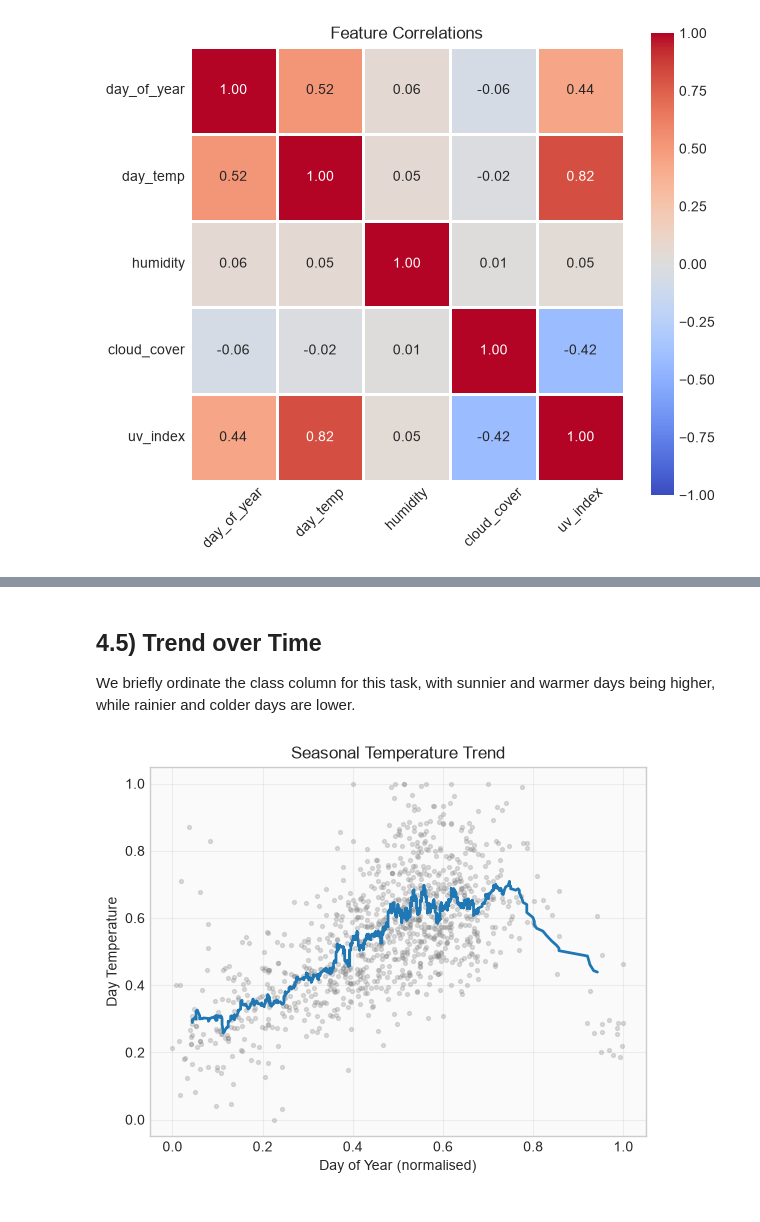
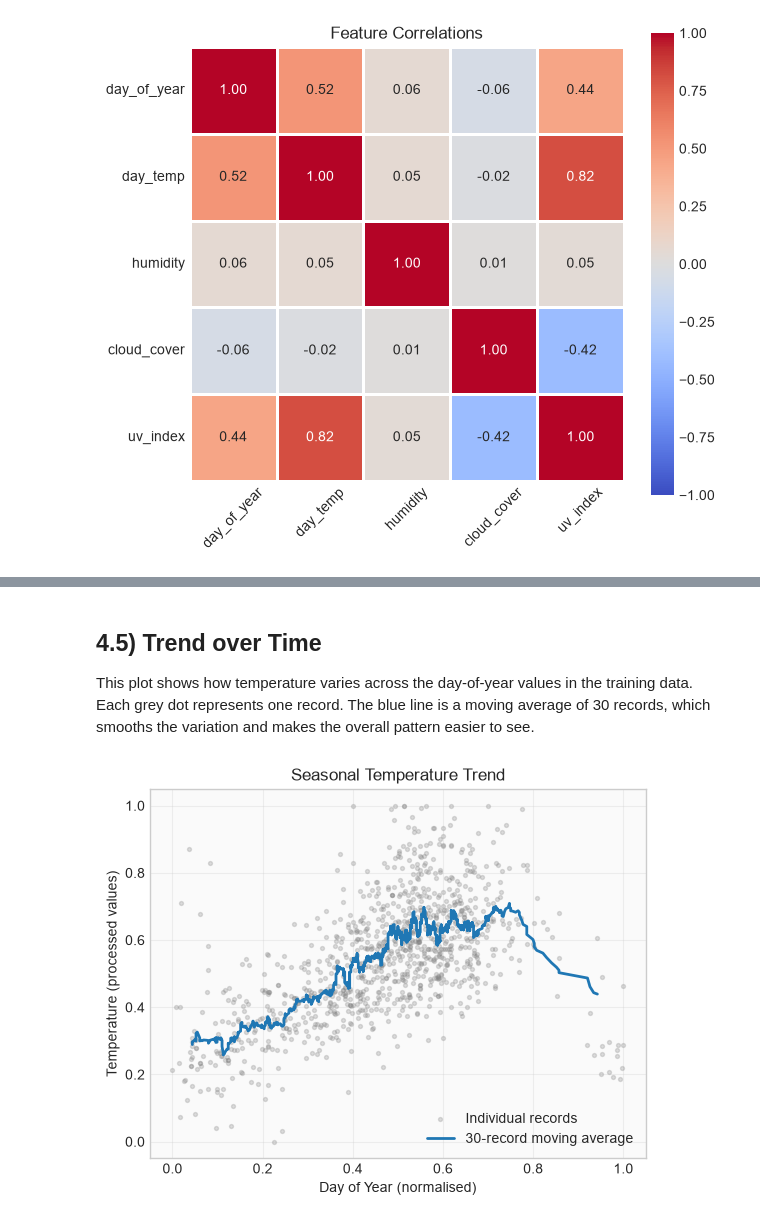
Before and after one commit to alsa0280/CST8504_Assignment1, a Jupyter notebook: notebooks/EDA.ipynb, the cells around one changed output, grey strips where cells are left out. Cells and saved outputs as stored; diff of their text form; code cells hidden in the pictures.

```diff
--- a/notebooks/EDA.ipynb
+++ b/notebooks/EDA.ipynb
@@ -8,6 +8,6 @@ import matplotlib.pyplot as plt
 import pandas as pd
 import seaborn as sns
 plt.style.use("seaborn-v0_8-whitegrid")
-df = pd.read_csv('..\\data\\processed\\weather_data_train.csv')
+df = pd.read_csv(r"C:\Users\yanis\OneDrive\Documents\GitHub\CST8504_Assignment1\data\processed\weather_data_train.csv")
 # %% [markdown]
 ## 4.1) Distribution of Target (`day_type`)
@@ -67,15 +79,19 @@ plt.show()
 # %% [markdown]
 ## 4.5) Trend over Time
-We briefly ordinate the class column for this task, with sunnier and warmer days being higher, while rainier and colder days are lower.
+This plot shows how temperature varies across the day-of-year values in the training data. Each grey dot represents one record. The blue line is a moving average of 30 records, which smooths the variation and makes the overall pattern easier to see.
 # %%
 s = df.sort_values("day_of_year")
-plt.scatter(s["day_of_year"], s["day_temp"], s=8, alpha=0.25, color="grey")
-plt.plot(s["day_of_year"], s["day_temp"].rolling(30, center=True).mean(), linewidth=2)
+plt.scatter(s["day_of_year"], s["day_temp"],
+            s=8, alpha=0.25, color="grey", label="Individual records")
+plt.plot(s["day_of_year"],
+         s["day_temp"].rolling(30, center=True).mean(),
+         linewidth=2, label="30-record moving average")
 plt.gca().set_facecolor('#fafafa')
 plt.grid(alpha=0.3)
 plt.xlabel('Day of Year (normalised)')
-plt.ylabel('Day Temperature')
+plt.ylabel('Temperature (processed values)')
 plt.title('Seasonal Temperature Trend')
+plt.legend()
 plt.show()
 # %% [output]
-[figure, old version]
+[figure, new version]
```
Also changed, not shown: parts of 8 cells of this notebook.
